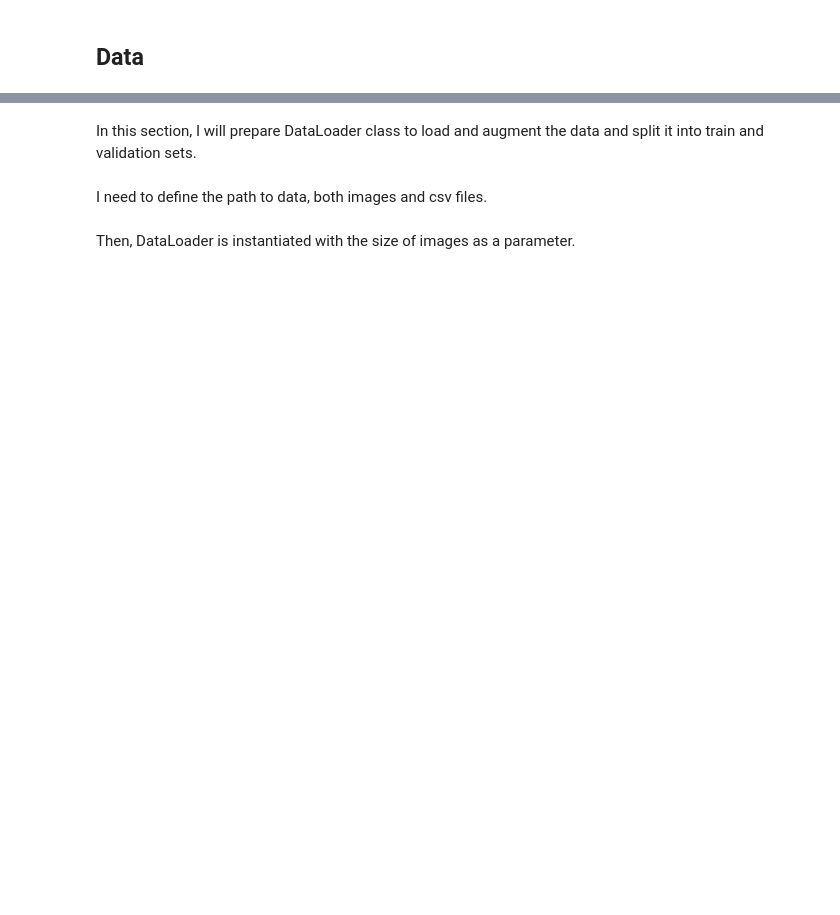
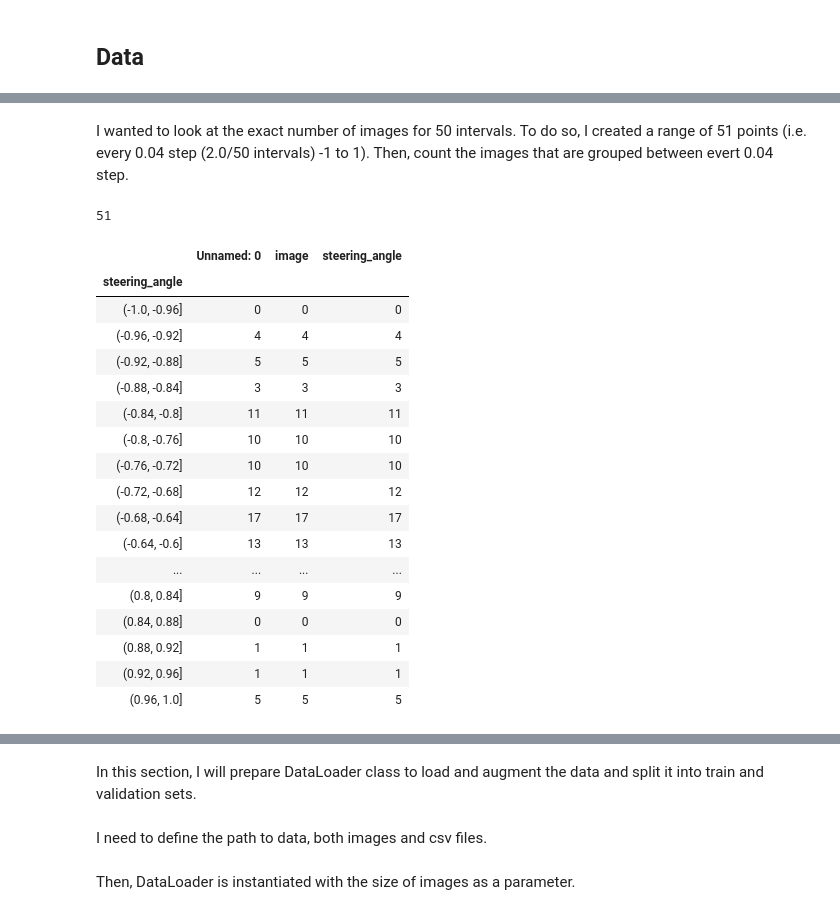
Before and after one commit to YJAJ/Udacity_Self_Driving_Car_Engineer_Projects, a Jupyter notebook: Driving_behavioral_cloning/Behavioural_Cloning_Project.ipynb, the cells around one changed output, grey strips where cells are left out. Saved outputs shown, nothing was run; the diff lists cells and outputs as text; code cells hidden in the pictures; blank space fills up the shorter version.

```diff
--- a/Driving_behavioral_cloning/Behavioural_Cloning_Project.ipynb
+++ b/Driving_behavioral_cloning/Behavioural_Cloning_Project.ipynb
@@ -37,0 +112,3 @@ np.random.seed(42)
+# %%
+origin_df = origin_df.loc[(origin_df['steering_angle']>=-1.0) & (origin_df['steering_angle']<=1.0)]
+len(origin_df)
@@ -37,0 +135,28 @@ np.random.seed(42)
+# %% [markdown]
+I wanted to look at the exact number of images for 50 intervals. To do so, I created a range of 51 points (i.e. every 0.04 step (2.0/50 intervals) -1 to 1). Then, count the images that are grouped between evert 0.04 step.
+# %%
+ranges = [x for x in np.arange(-1.0, 1.01, 0.04)]
+len(ranges)
+# %% [output]
+51
+# %%
+origin_df.groupby(pd.cut(origin_df['steering_angle'], ranges)).count()
+# %% [output]
+|  | Unnamed: 0 | image | steering_angle |
+| steering_angle |  |  |  |
+| (-1.0, -0.96] | 0 | 0 | 0 |
+| (-0.96, -0.92] | 4 | 4 | 4 |
+| (-0.92, -0.88] | 5 | 5 | 5 |
+| (-0.88, -0.84] | 3 | 3 | 3 |
+| (-0.84, -0.8] | 11 | 11 | 11 |
+| (-0.8, -0.76] | 10 | 10 | 10 |
+| (-0.76, -0.72] | 10 | 10 | 10 |
+| (-0.72, -0.68] | 12 | 12 | 12 |
+| (-0.68, -0.64] | 17 | 17 | 17 |
+| (-0.64, -0.6] | 13 | 13 | 13 |
+| ... | ... | ... | ... |
+| (0.8, 0.84] | 9 | 9 | 9 |
+| (0.84, 0.88] | 0 | 0 | 0 |
+| (0.88, 0.92] | 1 | 1 | 1 |
+| (0.92, 0.96] | 1 | 1 | 1 |
+| (0.96, 1.0] | 5 | 5 | 5 |
```
Also changed, not shown: parts of 65 cells of this notebook, 18 other files.
